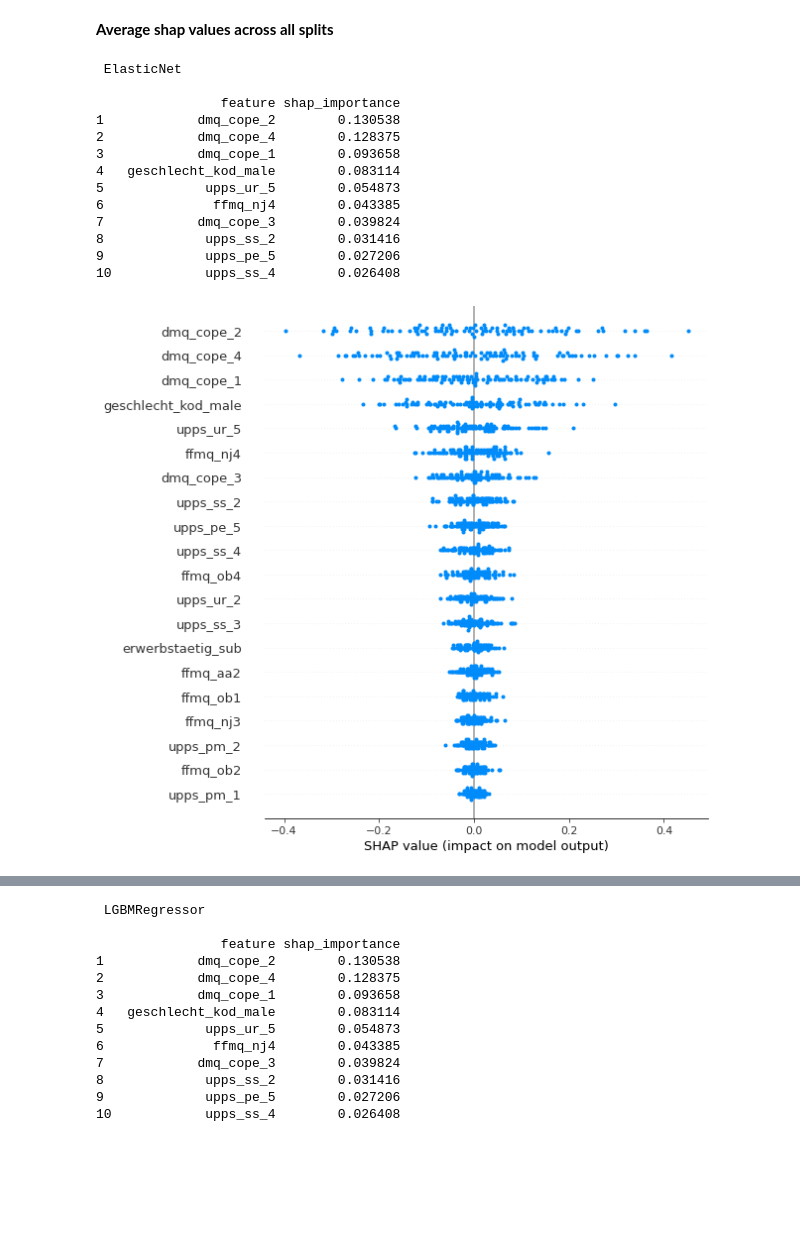
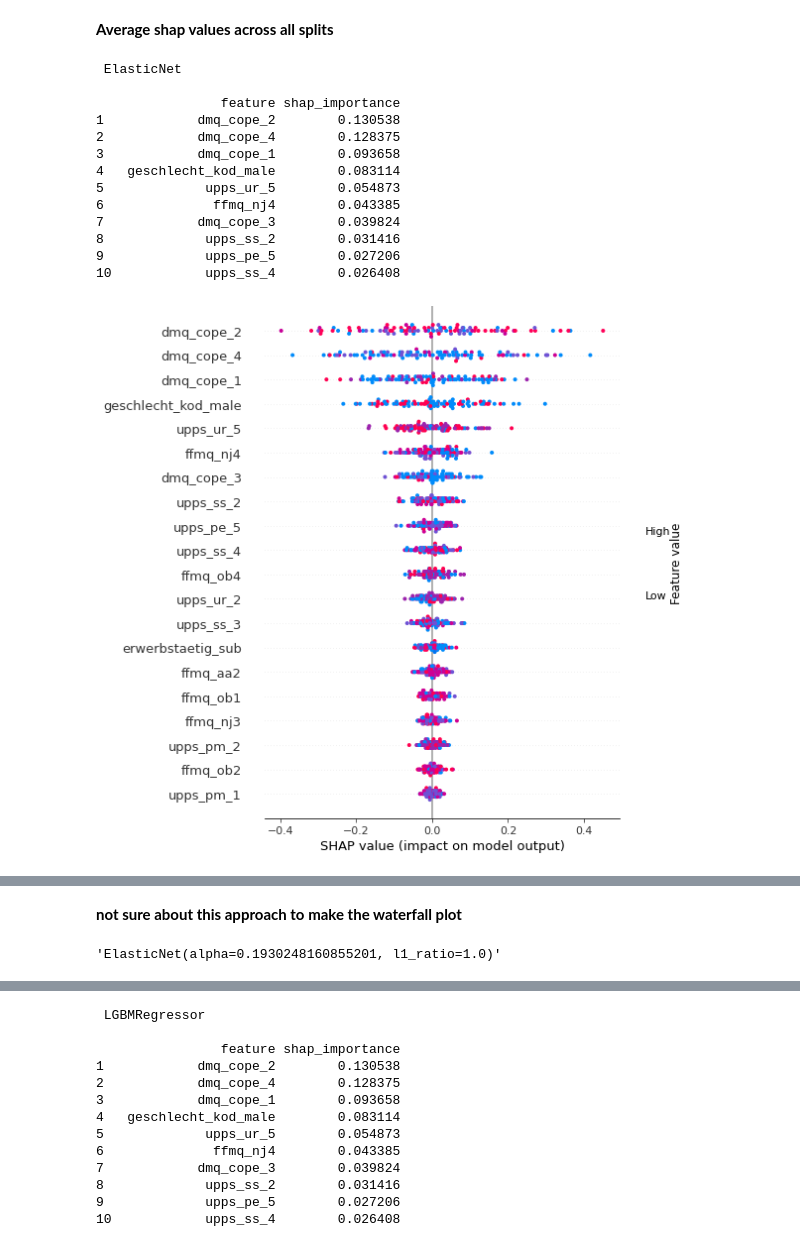
Before and after one commit to dominikpegler/internship_ml, a Jupyter notebook: results.ipynb, the cells around one changed output, grey strips where cells are left out. Drawn from its saved outputs; the diff is of its cells as text; code cells hidden in the pictures; blank space fills up the shorter version.

```diff
--- a/results.ipynb
+++ b/results.ipynb
@@ -132,6 +132,19 @@ plot_m_imp("LGBMRegressor",feature_importance)
 ### SHAP importance
 # %% [markdown]
 **Average shap values across all splits**
+# %%
+from get_data import get_mindfulness as get_data
+from utils import split_train_test
+import numpy as np
+
+X,y = get_data("complete")
+
+# this should be taken from the original train/test splits
+i_train = range(0,399)
+i_test = range(399,498)
+
+X_train, X_test = split_train_test(X, i_train, i_test)
+y_train, y_test = split_train_test(y, i_train, i_test)
 # %%
 import shap
 from glob import glob
@@ -180,24 +193,24 @@ def summary_top_features(shap_values,feature_names,top_x=10):
 # %%
 reg = "ElasticNet"
 
 print("\n",reg,"\n")
 shap_values = get_avg_shap_values(reg)
 summary_top_features(shap_values,feature_names)
-shap.summary_plot(shap_values,feature_names=feature_names, title=reg)
-shap.summary_plot(shap_values,feature_names=feature_names, title=reg, plot_type="violin")
+shap.summary_plot(shap_values,features=X_test, feature_names=feature_names, title=reg)
+#shap.summary_plot(shap_values,feature_names=feature_names, title=reg, plot_type="violin")
 plot_hist(shap_values)
 # %% [output]
  ElasticNet
 
                 feature shap_importance
 1            dmq_cope_2        0.130538
 2            dmq_cope_4        0.128375
 3            dmq_cope_1        0.093658
 4   geschlecht_kod_male        0.083114
 5             upps_ur_5        0.054873
 6              ffmq_nj4        0.043385
 7            dmq_cope_3        0.039824
 8             upps_ss_2        0.031416
 9             upps_pe_5        0.027206
 10            upps_ss_4        0.026408
-[figure, old version]
+[figure, new version]
@@ -205,0 +218,6 @@ plot_hist(shap_values)
+# %% [markdown]
+**not sure about this approach to make the waterfall plot**
+# %%
+results.iloc[0,0]
+# %% [output]
+'ElasticNet(alpha=0.1930248160855201, l1_ratio=1.0)'
```
Also changed, not shown: parts of 2 cells of this notebook, 1 other file.
